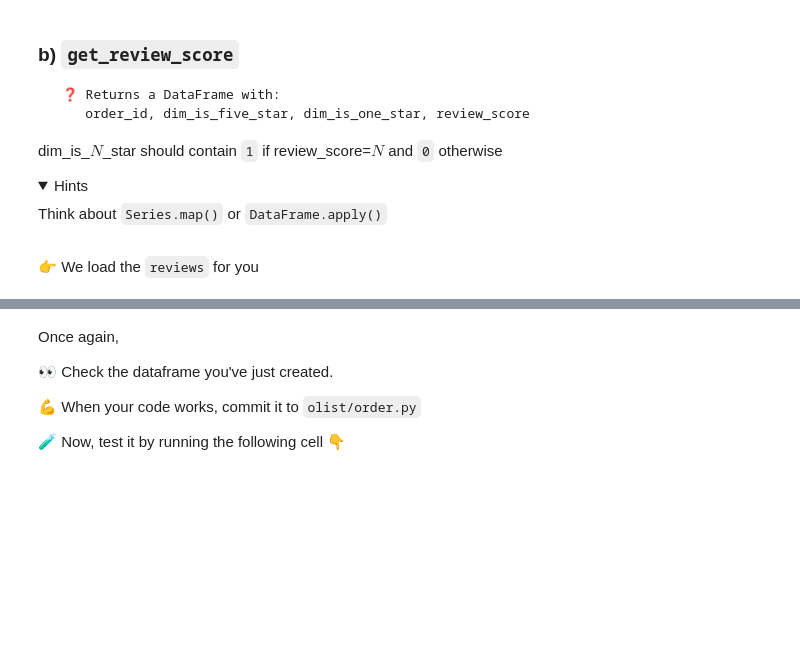
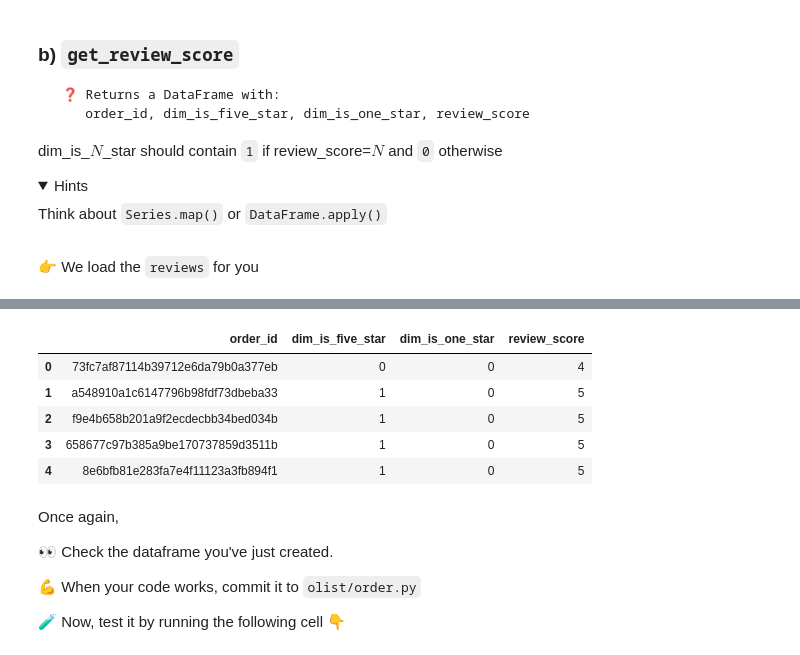
Before and after one commit to ParissaPeimaniyfard/data-orders, a Jupyter notebook: orders.ipynb, the cells around one changed output, grey strips where cells are left out. Drawn from its saved outputs; the diff is of its cells as text; code cells hidden in the pictures; folded sections open; blank space fills up the shorter version.

```diff
--- a/orders.ipynb
+++ b/orders.ipynb
@@ -278,3 +282,14 @@ reviews
+# %%
+selected_columns= ['order_id', 'dim_is_five_star', 'dim_is_one_star', 'review_score']
+reviews_new= pd.DataFrame(reviews)[selected_columns]
+reviews_new.head()
+# %% [output]
+|  | order_id | dim_is_five_star | dim_is_one_star | review_score |
+| 0 | 73fc7af87114b39712e6da79b0a377eb | 0 | 0 | 4 |
+| 1 | a548910a1c6147796b98fdf73dbeba33 | 1 | 0 | 5 |
+| 2 | f9e4b658b201a9f2ecdecbb34bed034b | 1 | 0 | 5 |
+| 3 | 658677c97b385a9be170737859d3511b | 1 | 0 | 5 |
+| 4 | 8e6bfb81e283fa7e4f11123a3fb894f1 | 1 | 0 | 5 |
 # %% [markdown]
 Once again,
 
```
Also changed, not shown: parts of 8 cells of this notebook, 1 other file.
